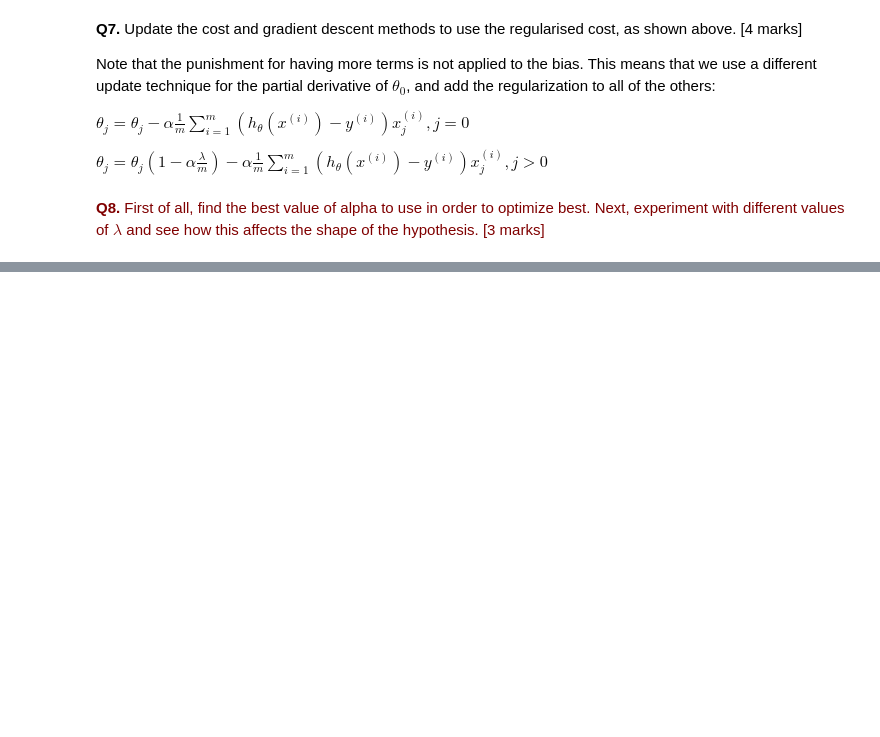
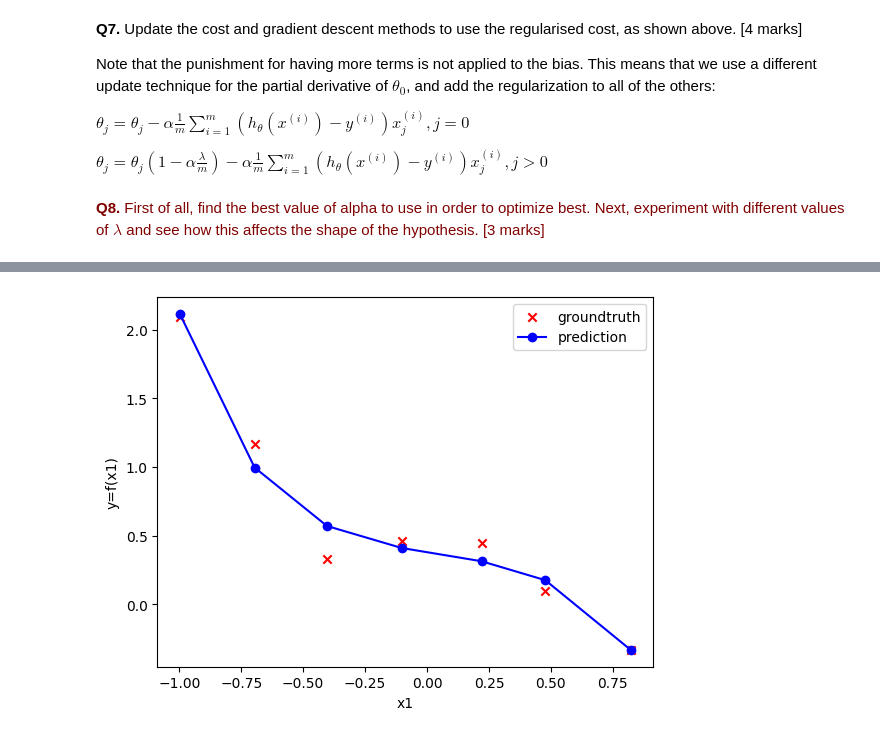
Before and after one commit to kianahs/Machine-Learning, a Jupyter notebook: wk3_Regression.ipynb, the cells around one changed output, grey strips where cells are left out. Cells and saved outputs as stored; diff of their text form; code cells hidden in the pictures; blank space fills up the shorter version.

```diff
--- a/wk3_Regression.ipynb
+++ b/wk3_Regression.ipynb
@@ -412,0 +454,10 @@ plt.show()
+# %%
+plt.scatter(x3[:, 1], y, c='red', marker='x', label='groundtruth')
+outputs = model(x3)
+plt.plot(x3[:, 1], outputs, c='blue', marker='o', label='prediction')
+plt.xlabel('x1')
+plt.ylabel('y=f(x1)')
+plt.legend()
+plt.show()
+# %% [output]
+[figure, added]
```
Also changed, not shown: parts of 10 cells of this notebook.
